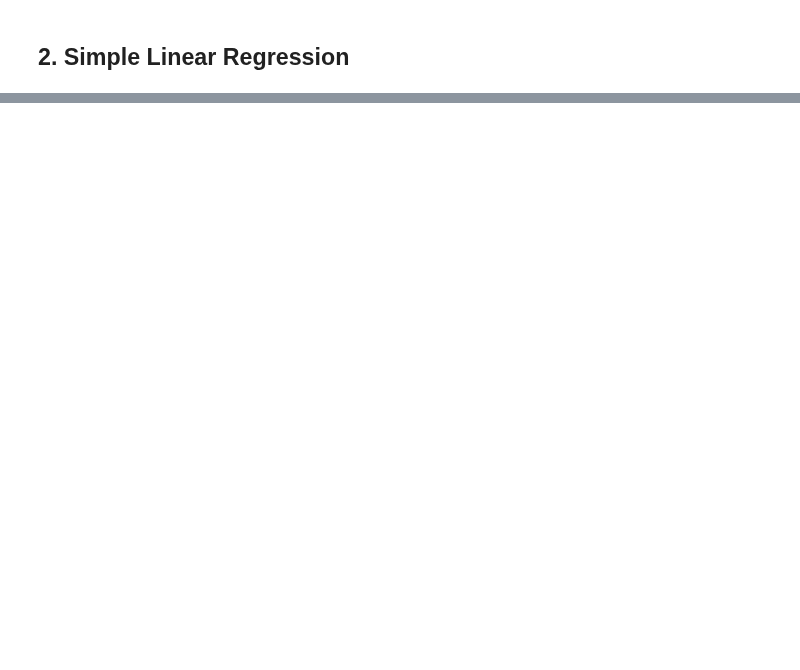
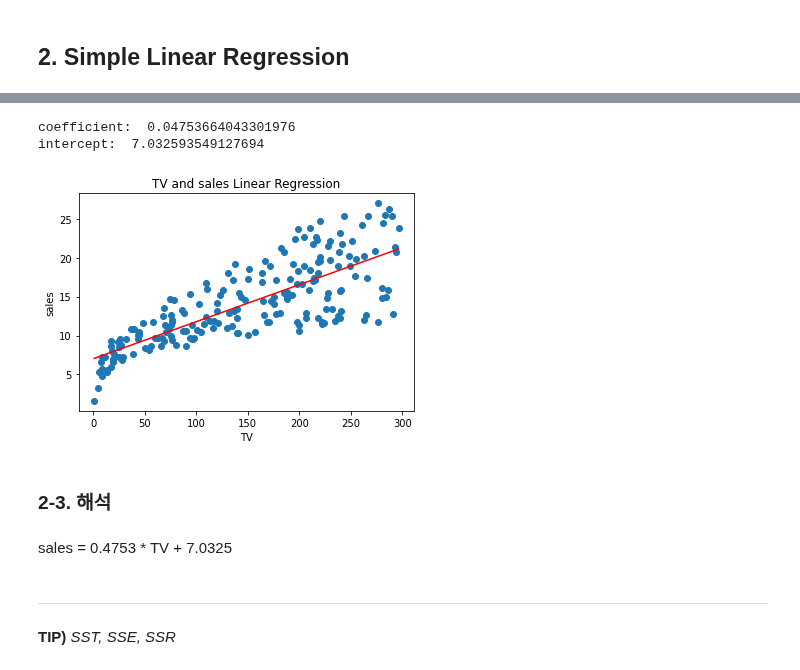
Before and after one commit to iss760/machine-learning, a Jupyter notebook: regression/linear_regression.ipynb, the cells around one changed output, grey strips where cells are left out. Drawn from its saved outputs; the diff is of its cells as text; code cells hidden in the pictures; blank space fills up the shorter version.

```diff
--- a/regression/linear_regression.ipynb
+++ b/regression/linear_regression.ipynb
@@ -74,0 +95,41 @@ plt.show()
+# %%
+# sklearn linear regression model 객체화
+regr = skl_lm.LinearRegression()
+
+# X값, y값 선별
+# sales = 𝛽0 TV + 𝛽1
+X = ad_data['TV'].values.reshape(-1, 1)
+y = ad_data['sales']
+
+# linear regression 학습
+regr.fit(X, y)
+
+# 회귀계수, 절편 값 출력
+print('coefficient: ', regr.coef_[0])    # 회귀계수: 𝛽0
+print('intercept: ', regr.intercept_)    # 절편: 𝛽1
+# %% [output]
+coefficient:  0.04753664043301976
+intercept:  7.032593549127694
+# %%
+# regression 결과 시각화
+plt.scatter(x=ad_data['TV'], y=ad_data['sales'])
+
+X_sample = np.array([[ad_data['TV'].min()], [ad_data['TV'].max()]])
+y_pred = regr.predict(X_sample)
+plt.plot(X_sample, y_pred, c='red')
+
+plt.xlabel('TV')
+plt.ylabel('sales')
+plt.title('TV and sales Linear Regression')
+
+plt.show()
+# %% [output]
+[figure, added]
+# %% [markdown]
+### 2-3. 해석
+# %% [markdown]
+sales = 0.4753 * TV + 7.0325
+# %% [markdown]
+----
+# %% [markdown]
+**TIP)** *SST, SSE, SSR*
```
Also changed, not shown: parts of 18 cells of this notebook.
